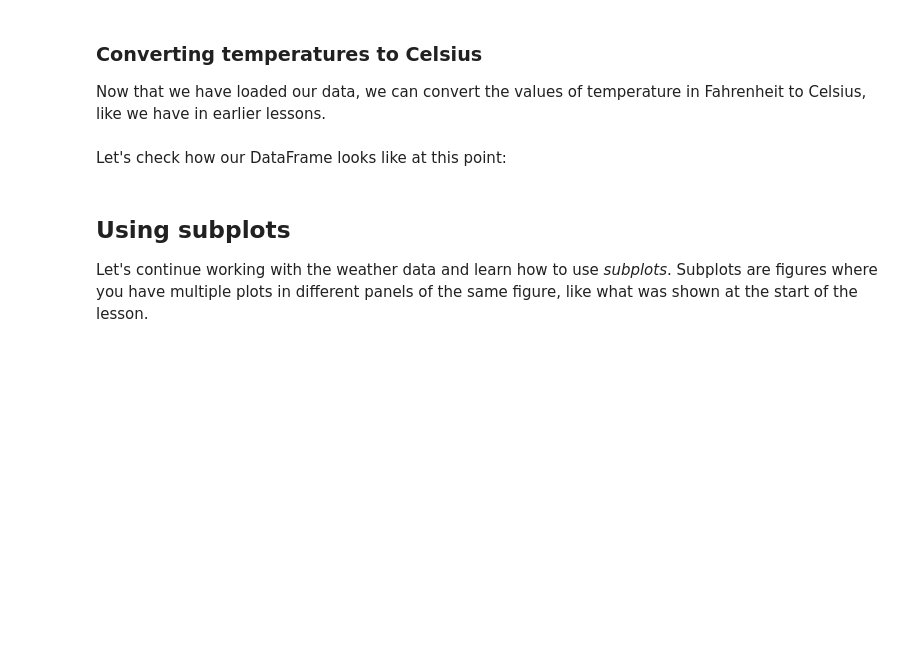
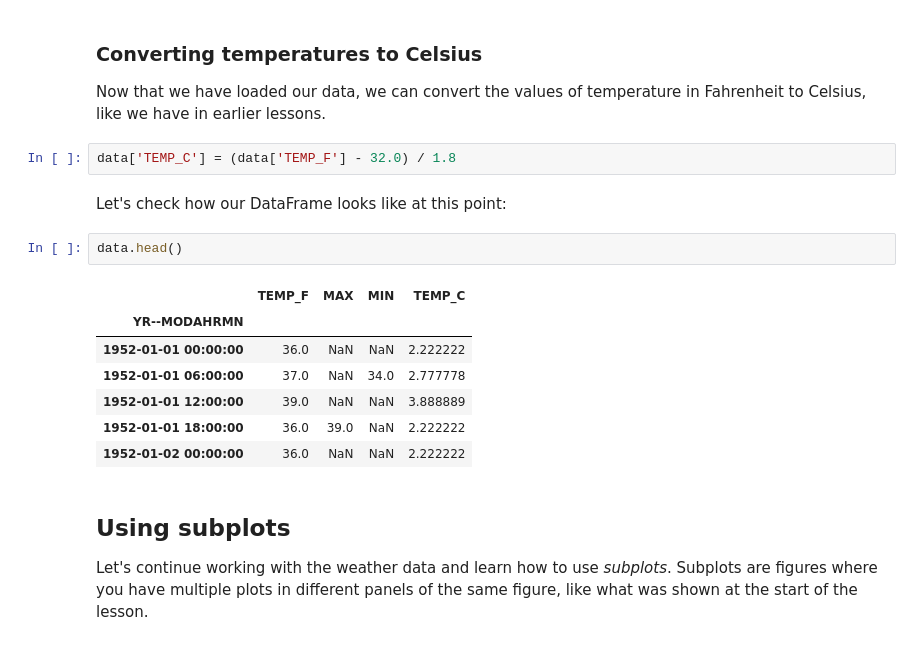
Before and after one commit to jeromemaiquez/geopython_notebooks, a Jupyter notebook: L7/advanced-plotting.ipynb, the cells around one changed output. Saved outputs shown, nothing was run; the diff lists cells and outputs as text; blank space fills up the shorter version.

```diff
--- a/L7/advanced-plotting.ipynb
+++ b/L7/advanced-plotting.ipynb
@@ -121,8 +121,20 @@ Number of rows after removing NaNs from all columns: 20433
 ### Converting temperatures to Celsius
 
 Now that we have loaded our data, we can convert the values of temperature in Fahrenheit to Celsius, like we have in earlier lessons.
+# %%
+data['TEMP_C'] = (data['TEMP_F'] - 32.0) / 1.8
 # %% [markdown]
 Let's check how our DataFrame looks like at this point:
+# %%
+data.head()
+# %% [output]
+|  | TEMP_F | MAX | MIN | TEMP_C |
+| YR--MODAHRMN |  |  |  |  |
+| 1952-01-01 00:00:00 | 36.0 | NaN | NaN | 2.222222 |
+| 1952-01-01 06:00:00 | 37.0 | NaN | 34.0 | 2.777778 |
+| 1952-01-01 12:00:00 | 39.0 | NaN | NaN | 3.888889 |
+| 1952-01-01 18:00:00 | 36.0 | 39.0 | NaN | 2.222222 |
+| 1952-01-02 00:00:00 | 36.0 | NaN | NaN | 2.222222 |
 # %% [markdown]
 ## Using subplots
 
```
Also changed, not shown: parts of 3 cells of this notebook.
